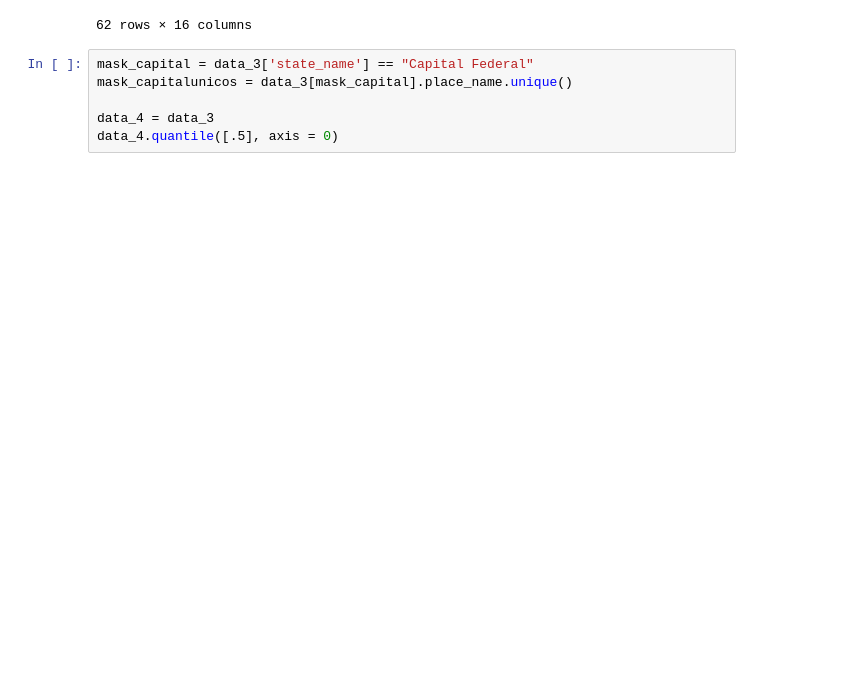
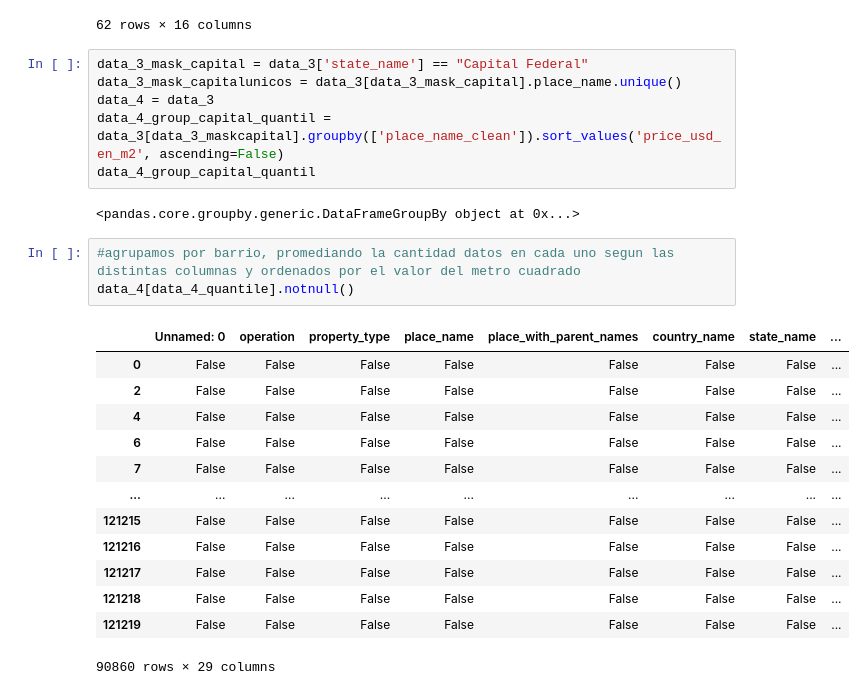
Before and after one commit to giustipatricio/grupo4-1120_ed_13, a Jupyter notebook: M2.ipynb, the cells around one changed output. Saved outputs shown, nothing was run; the diff lists cells and outputs as text; blank space fills up the shorter version.

Commit message:
datos traidos del fork de fran

```diff
--- a/M2.ipynb
+++ b/M2.ipynb
@@ -636,8 +636,27 @@ data_3_group_capital_mean
 | Villa Soldati | 48018.666667 | 3427366.0 | -34.662963 | -58.445299 | 718674.066667 | 1.158142e+07 | 656375.589333 | ... |
 62 rows × 16 columns
 # %%
-mask_capital = data_3['state_name'] == "Capital Federal"
-mask_capitalunicos = data_3[mask_capital].place_name.unique()
-
+data_3_mask_capital = data_3['state_name'] == "Capital Federal"
+data_3_mask_capitalunicos = data_3[data_3_mask_capital].place_name.unique()
 data_4 = data_3
-data_4.quantile([.5], axis = 0)
+data_4_group_capital_quantil = data_3[data_3_maskcapital].groupby(['place_name_clean']).sort_values('price_usd_en_m2', ascending=False)
+data_4_group_capital_quantil
+# %% [output]
+<pandas.core.groupby.generic.DataFrameGroupBy object at 0x...>
+# %%
+#agrupamos por barrio, promediando la cantidad datos en cada uno segun las distintas columnas y ordenados por el valor del metro cuadrado
+data_4[data_4_quantile].notnull()
+# %% [output]
+|  | Unnamed: 0 | operation | property_type | place_name | place_with_parent_names | country_name | state_name | ... |
+| 0 | False | False | False | False | False | False | False | ... |
+| 2 | False | False | False | False | False | False | False | ... |
+| 4 | False | False | False | False | False | False | False | ... |
+| 6 | False | False | False | False | False | False | False | ... |
+| 7 | False | False | False | False | False | False | False | ... |
+| ... | ... | ... | ... | ... | ... | ... | ... | ... |
+| 121215 | False | False | False | False | False | False | False | ... |
+| 121216 | False | False | False | False | False | False | False | ... |
+| 121217 | False | False | False | False | False | False | False | ... |
+| 121218 | False | False | False | False | False | False | False | ... |
+| 121219 | False | False | False | False | False | False | False | ... |
+90860 rows × 29 columns
```
Also changed, not shown: parts of 4 cells of this notebook, 1 other file.
